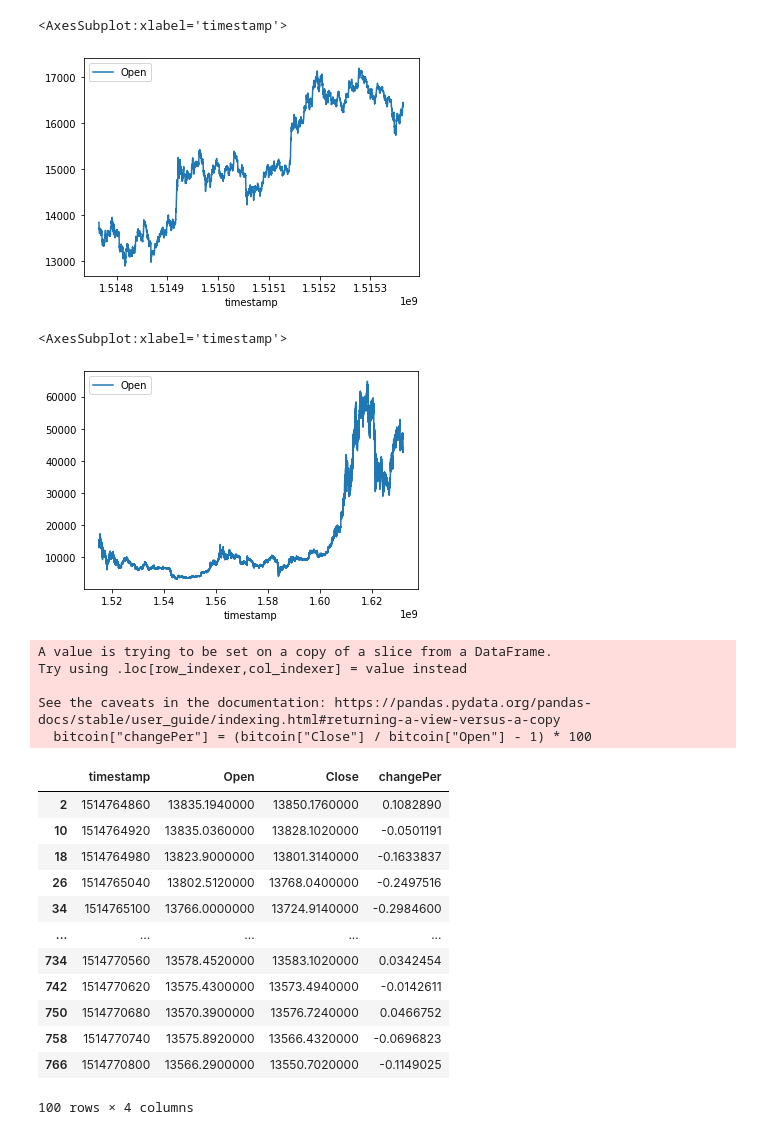
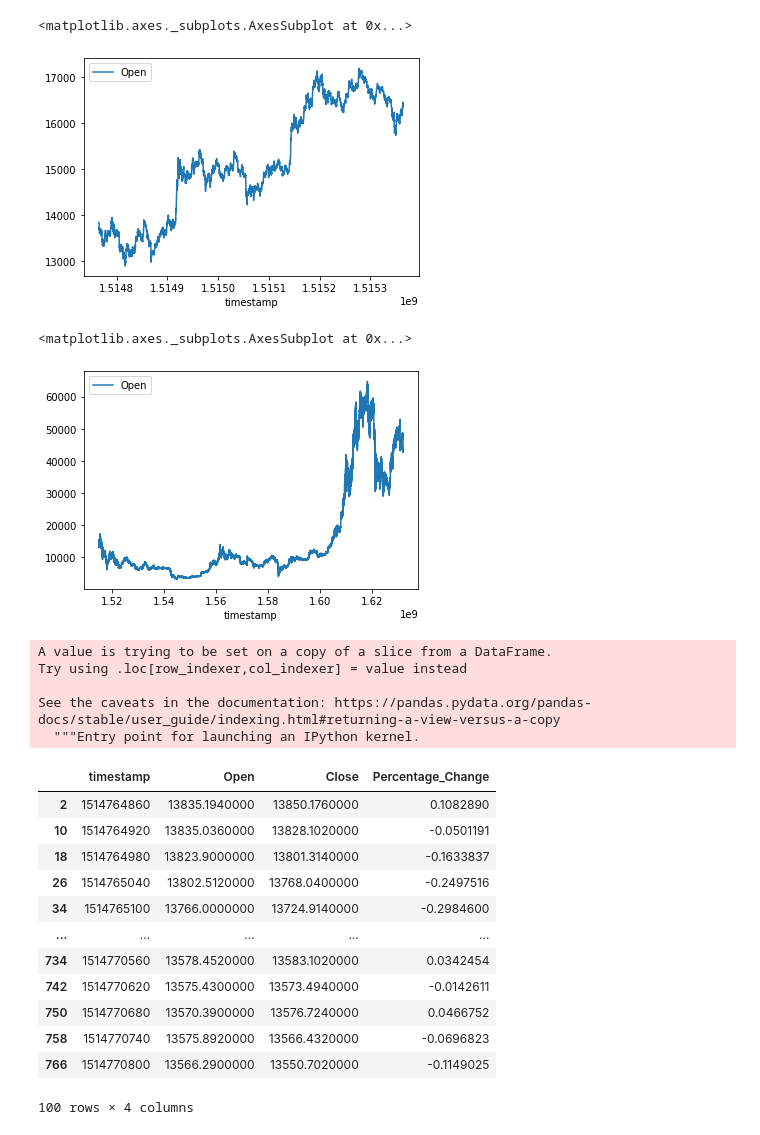
Before and after one commit to philhteoma/CryptoKaggle, a Jupyter notebook: DataExploration.ipynb, the cells around one changed output. Drawn from its saved outputs; the diff is of its cells as text; code cells hidden in the pictures.

```diff
--- a/DataExploration.ipynb
+++ b/DataExploration.ipynb
@@ -27,6 +27,6 @@ train.head()
 # %%
-train["change"] = train["Open"] - train["Close"]
+train["Change"] = train["Open"] - train["Close"]
 
-trainMeans = train.groupby("Asset_ID", as_index=False) \
-                  .mean()[["Asset_ID", "Count", "change"]]
+train_means = train.groupby("Asset_ID", as_index=False) \
+                  .mean()[["Asset_ID", "Count", "Change"]]
 # %%
@@ -58,27 +67,27 @@ train_subset = train[train["Asset_ID"] == 1] \
 # %%
-train_subset.plot(x="timestamp", y="Open")
+train_bitcoin.plot(x="timestamp", y="Open")
 # %% [output]
-<AxesSubplot:xlabel='timestamp'>
+<matplotlib.axes._subplots.AxesSubplot at 0x...>
 [figure]
 # %%
 bitcoin = train[train["Asset_ID"] == 1]
 # %%
 bitcoin.plot(x="timestamp", y="Open")
 # %% [output]
-<AxesSubplot:xlabel='timestamp'>
+<matplotlib.axes._subplots.AxesSubplot at 0x...>
 [figure]
 # %%
-bitcoin["changePer"] = (bitcoin["Close"] / bitcoin["Open"] - 1) * 100
+bitcoin["Percentage_Change"] = (bitcoin["Close"] / bitcoin["Open"] - 1) * 100
 
 bitcoin.sort_values("timestamp") \
-       .head(100)[["timestamp", "Open", "Close", "changePer"]]
+       .head(100)[["timestamp", "Open", "Close", "Percentage_Change"]]
 # %% [output]
 A value is trying to be set on a copy of a slice from a DataFrame.
 Try using .loc[row_indexer,col_indexer] = value instead
 
 See the caveats in the documentation: https://pandas.pydata.org/pandas-docs/stable/user_guide/indexing.html#returning-a-view-versus-a-copy
-  bitcoin["changePer"] = (bitcoin["Close"] / bitcoin["Open"] - 1) * 100
+  """Entry point for launching an IPython kernel.
-|  | timestamp | Open | Close | changePer |
+|  | timestamp | Open | Close | Percentage_Change |
 | 2 | 1514764860 | 13835.1940000 | 13850.1760000 | 0.1082890 |
 | 10 | 1514764920 | 13835.0360000 | 13828.1020000 | -0.0501191 |
 | 18 | 1514764980 | 13823.9000000 | 13801.3140000 | -0.1633837 |
```
Also changed, not shown: parts of 8 cells of this notebook.
